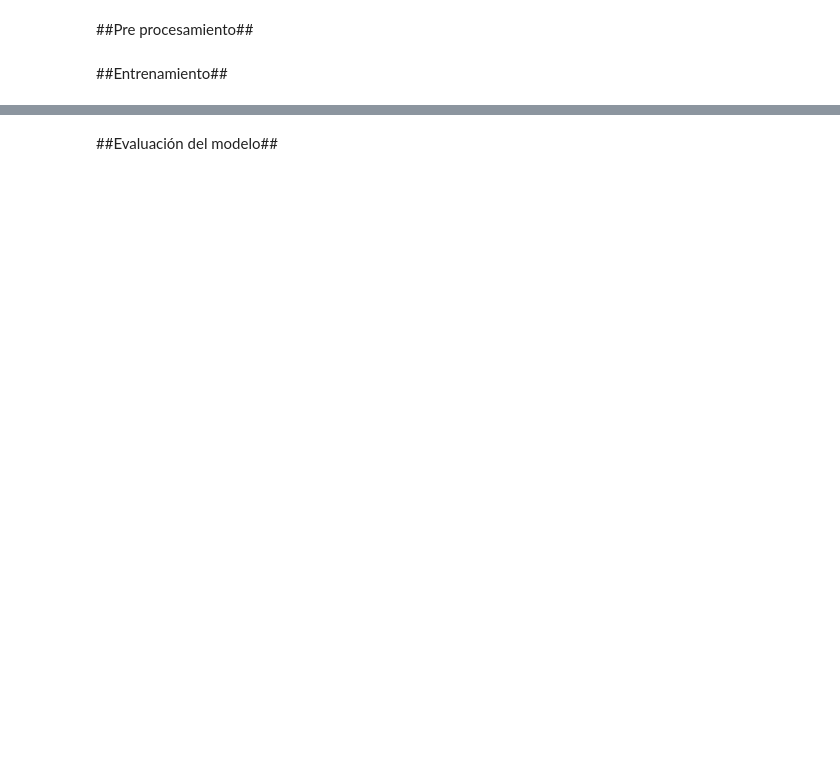
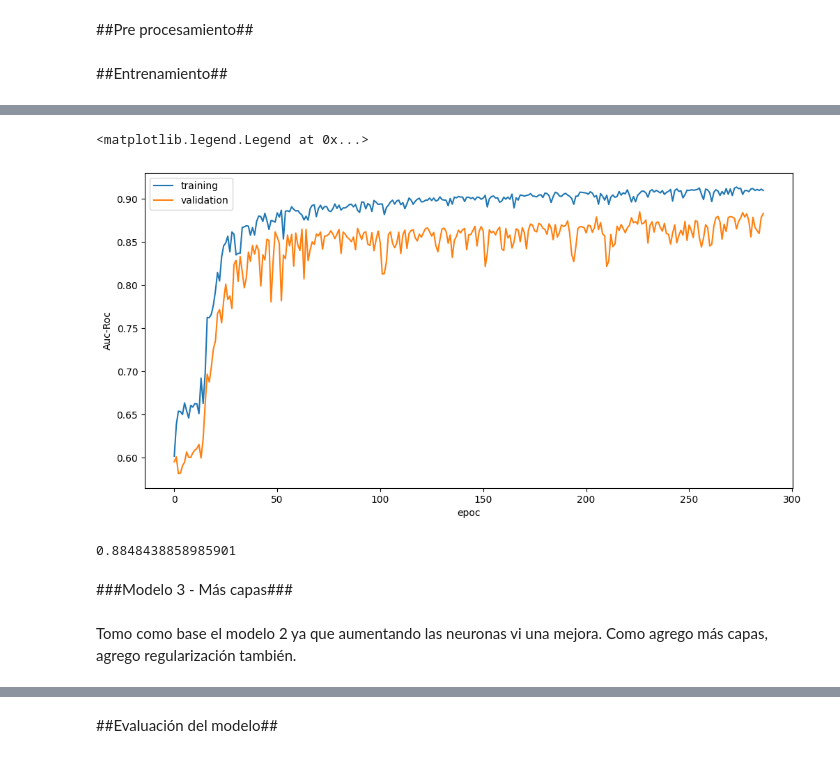
Before and after one commit to solcanalla/fiumark, a Jupyter notebook: redes_neuronales.ipynb, the cells around one changed output, grey strips where cells are left out. Saved outputs shown, nothing was run; the diff lists cells and outputs as text; code cells hidden in the pictures; blank space fills up the shorter version.

```diff
--- a/redes_neuronales.ipynb
+++ b/redes_neuronales.ipynb
@@ -101,0 +123,20 @@ plt.legend()
+# %%
+fig = plt.figure(figsize=(12, 6), dpi=100)
+plt.ylabel("Auc-Roc")
+plt.xlabel("epoc")
+plt.plot(history2.history["auc_1"], label="training")
+plt.plot(history2.history["val_auc_1"], label="validation")
+plt.legend()
+# %% [output]
+<matplotlib.legend.Legend at 0x...>
+[figure, added]
+# %%
+best_score2 = max(history2.history['val_auc_1'])
+print(best_score2)
+# %% [output]
+0.8848438858985901
+# %% [markdown]
+###Modelo 3 - Más capas###
+# %% [markdown]
+Tomo como base el modelo 2 ya que aumentando las neuronas vi una mejora.
+Como agrego más capas, agrego regularización también.
```
Also changed, not shown: parts of 38 cells of this notebook.
